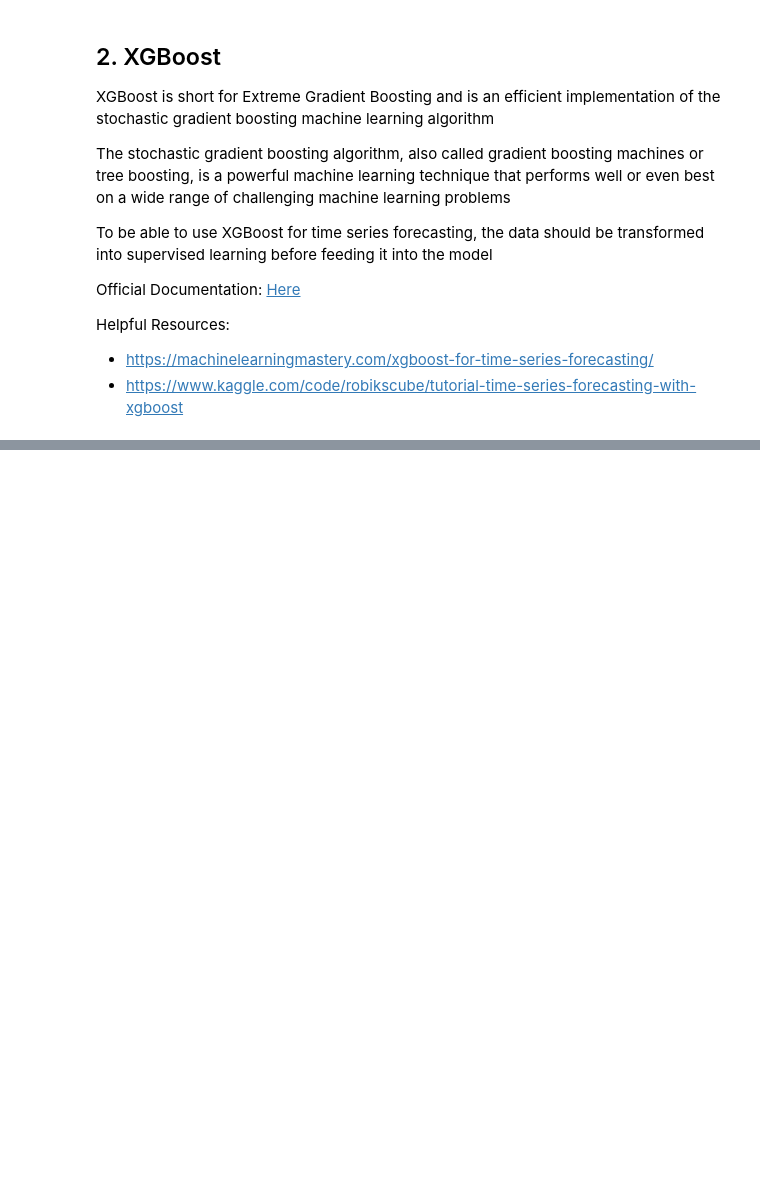
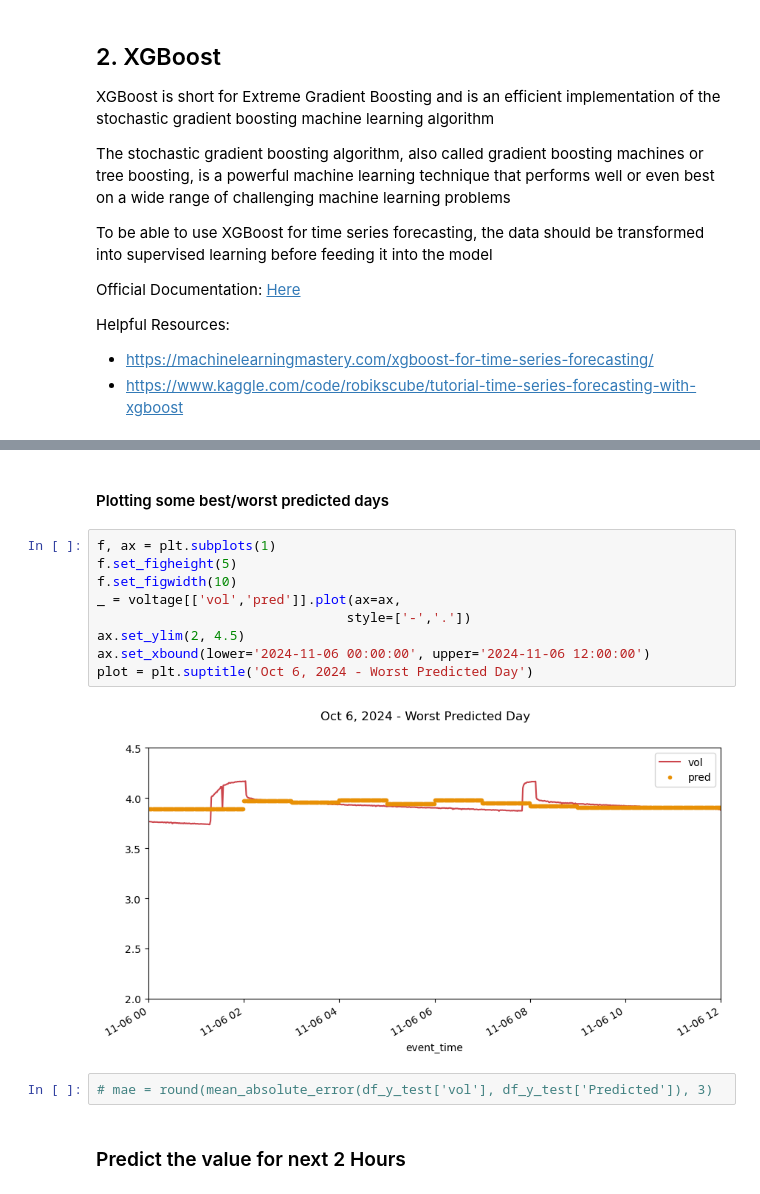
Before and after one commit to aenodehi/Time_Series_Track, a Jupyter notebook: TimeSeriesTrack_XGB.ipynb, the cells around one changed output, grey strips where cells are left out. Cells and saved outputs as stored; diff of their text form; blank space fills up the shorter version.

```diff
--- a/TimeSeriesTrack_XGB.ipynb
+++ b/TimeSeriesTrack_XGB.ipynb
@@ -630,0 +556,17 @@ Run those dates through our feature creation code + lag creation
+# %% [markdown]
+#### Plotting some best/worst predicted days
+# %%
+f, ax = plt.subplots(1)
+f.set_figheight(5)
+f.set_figwidth(10)
+_ = voltage[['vol','pred']].plot(ax=ax,
+                                style=['-','.'])
+ax.set_ylim(2, 4.5)
+ax.set_xbound(lower='2024-11-06 00:00:00', upper='2024-11-06 12:00:00')
+plot = plt.suptitle('Oct 6, 2024 - Worst Predicted Day')
+# %% [output]
+[figure, added]
+# %%
+# mae = round(mean_absolute_error(df_y_test['vol'], df_y_test['Predicted']), 3)
+# %% [markdown]
+### Predict the value for next 2 Hours
```
Also changed, not shown: parts of 83 cells of this notebook, 2 other files.
